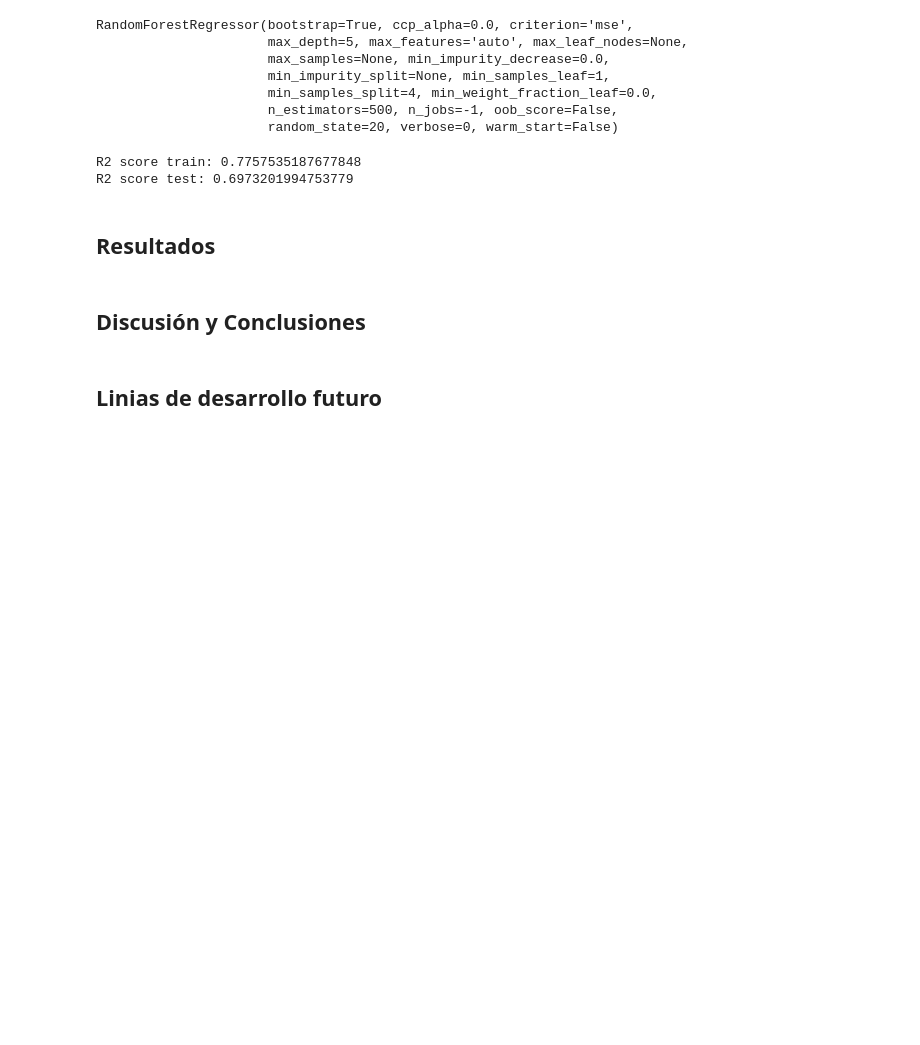
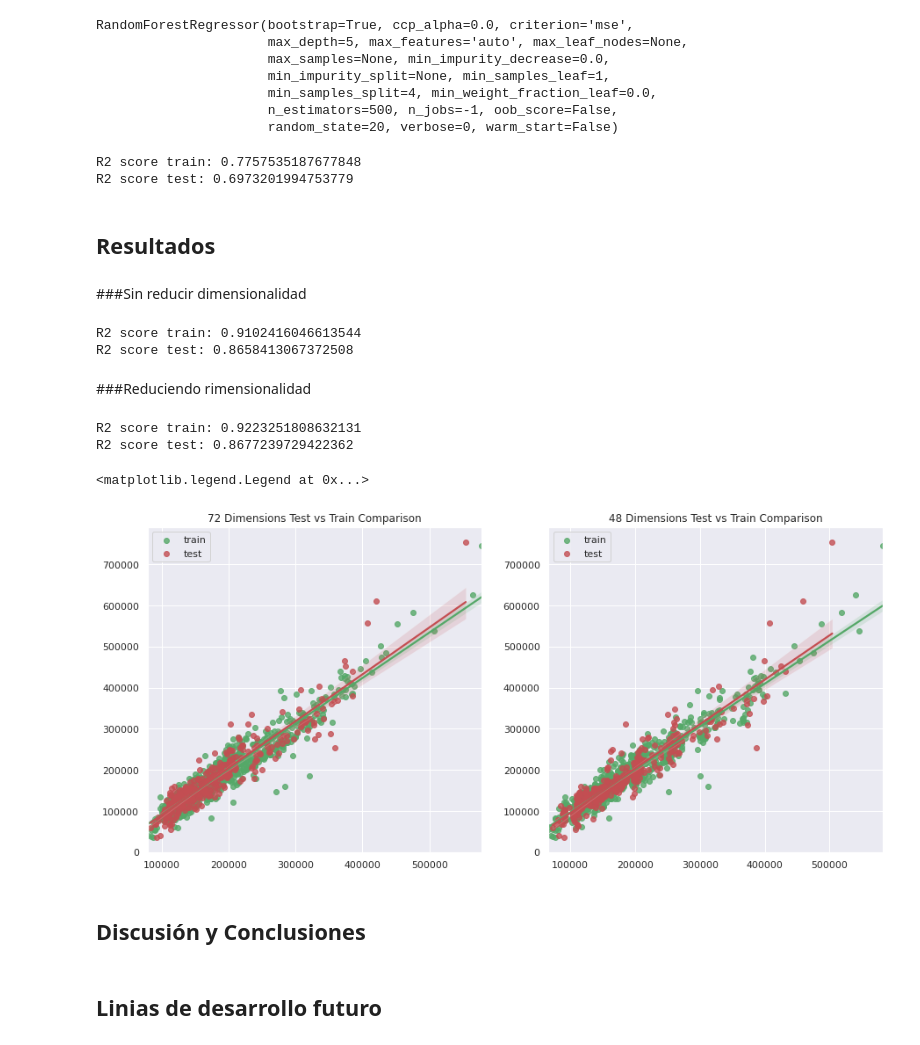
Before and after one commit to marcbonastre/RepoTestGroup3, a Jupyter notebook: PROYECTO_FINAL/Notebooks/BT_MLT_AmesHouse.ipynb, the cells around one changed output. Cells and saved outputs as stored; diff of their text form; code cells hidden in the pictures; blank space fills up the shorter version.

```diff
--- a/PROYECTO_FINAL/Notebooks/BT_MLT_AmesHouse.ipynb
+++ b/PROYECTO_FINAL/Notebooks/BT_MLT_AmesHouse.ipynb
@@ -620,6 +629,49 @@ R2 score train: 0.7757535187677848
 R2 score test: 0.6973201994753779
 # %% [markdown]
 ## Resultados
+# %% [markdown]
+###Sin reducir dimensionalidad
+# %%
+train_predict = RFC_R.predict(x_train)
+test_predict = RFC_R.predict(x_test)
+
+r2test = RFC_R.score(x_test,y_test)
+r2train = RFC_R.score(x_train,y_train)
+print("R2 score train:",r2train)
+print("R2 score test:",r2test)
+# %% [output]
+R2 score train: 0.9102416046613544
+R2 score test: 0.8658413067372508
+# %% [markdown]
+###Reduciendo rimensionalidad
+# %%
+train_predict_pca = RFC_R_pca.predict(x_train_pca)
+test_predict_pca = RFC_R_pca.predict(x_test_pca)
+
+r2test_pca = RFC_R_pca.score(x_test_pca,y_test_pca)
+r2train_pca = RFC_R_pca.score(x_train_pca,y_train_pca)
+print("R2 score train:",r2train_pca)
+print("R2 score test:",r2test_pca)
+# %% [output]
+R2 score train: 0.9223251808632131
+R2 score test: 0.8677239729422362
+# %%
+sns.set(color_codes=True)
+fig = plt.figure(figsize=(15,15))
+ax = fig.add_subplot(221)
+ax = sns.regplot(train_predict, y_train, label='train', color = 'g')
+ax = sns.regplot(test_predict, y_test, label='test', color = 'r')
+ax.set_title('72 Dimensions Test vs Train Comparison')
+ax.legend()
+
+ax2 = fig.add_subplot(222)
+ax2 = sns.regplot(train_predict_pca, y_train, label='train', color = 'g')
+ax2 = sns.regplot(test_predict_pca, y_test, label='test', color = 'r')
+ax2.set_title('48 Dimensions Test vs Train Comparison')
+ax2.legend()
+# %% [output]
+<matplotlib.legend.Legend at 0x...>
+[figure, added]
 # %% [markdown]
 ## Discusión y Conclusiones
 # %% [markdown]
```
Also changed, not shown: parts of 6 cells of this notebook, 4 other files.
